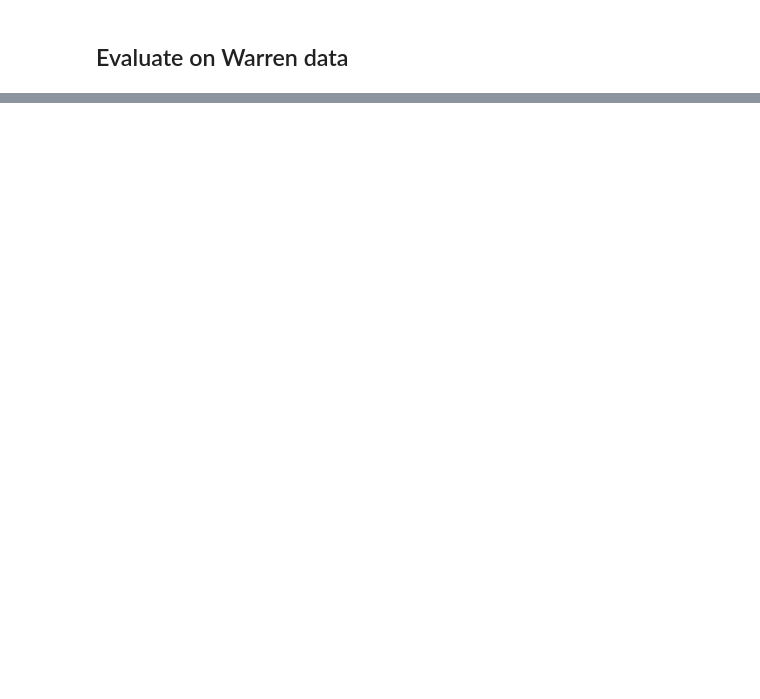
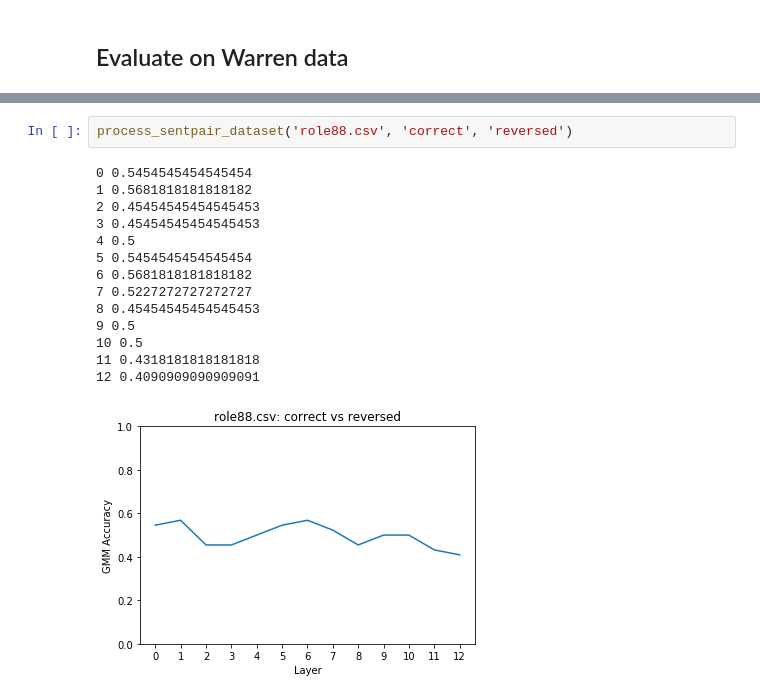
Before and after one commit to SPOClab-ca/layerwise-anomaly, a Jupyter notebook: notebooks_bai/GMMAnomaly.ipynb, the cells around one changed output, grey strips where cells are left out. Cells and saved outputs as stored; diff of their text form; blank space fills up the shorter version.

```diff
--- a/notebooks_bai/GMMAnomaly.ipynb
+++ b/notebooks_bai/GMMAnomaly.ipynb
@@ -174,0 +194,17 @@ process_sentpair_dataset('warren.csv', 'sent_control', 'sent_violation')
+# %%
+process_sentpair_dataset('role88.csv', 'correct', 'reversed')
+# %% [output]
+0 0.5454545454545454
+1 0.5681818181818182
+2 0.45454545454545453
+3 0.45454545454545453
+4 0.5
+5 0.5454545454545454
+6 0.5681818181818182
+7 0.5227272727272727
+8 0.45454545454545453
+9 0.5
+10 0.5
+11 0.4318181818181818
+12 0.4090909090909091
+[figure, added]
```
Also changed, not shown: parts of 9 cells of this notebook, 3 other files.
